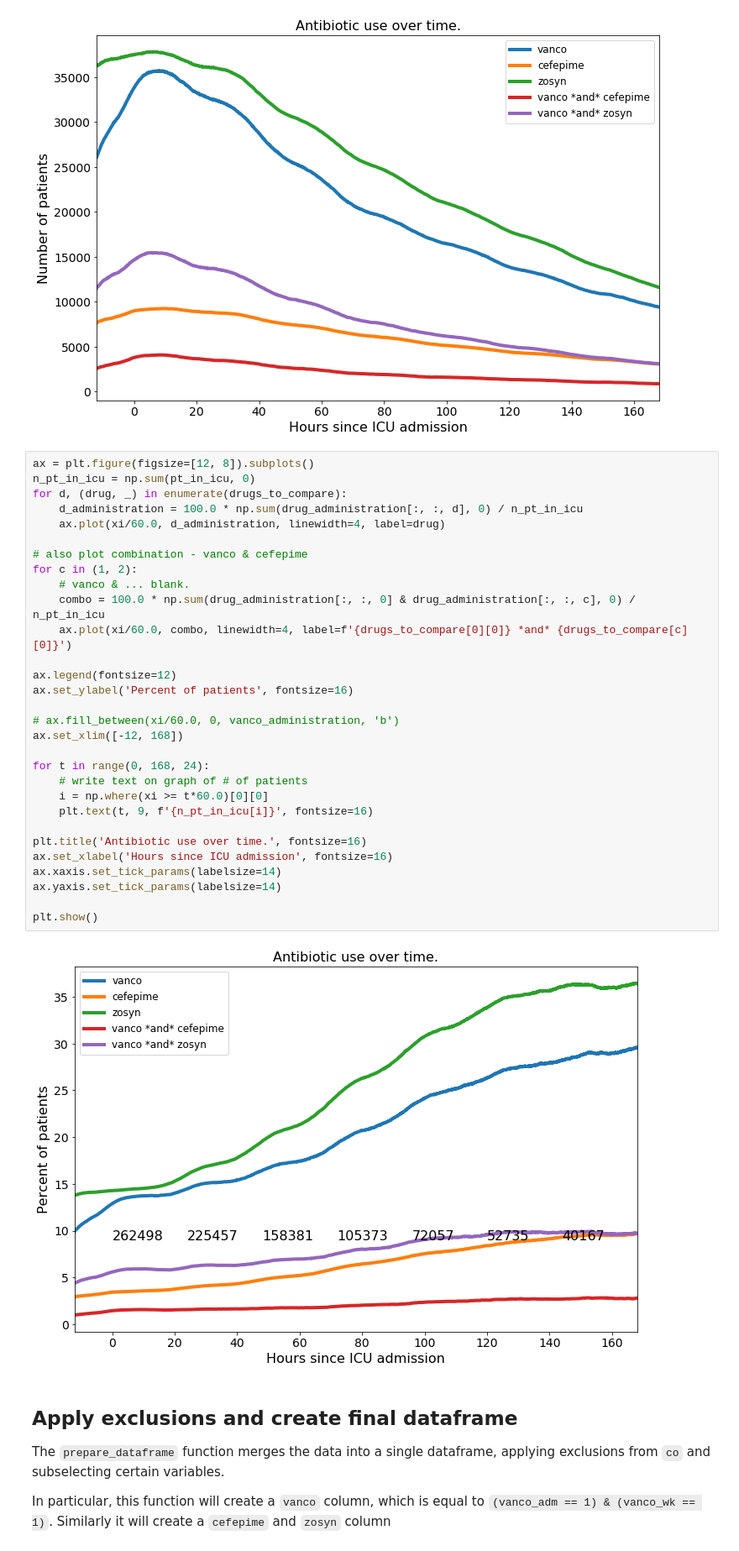
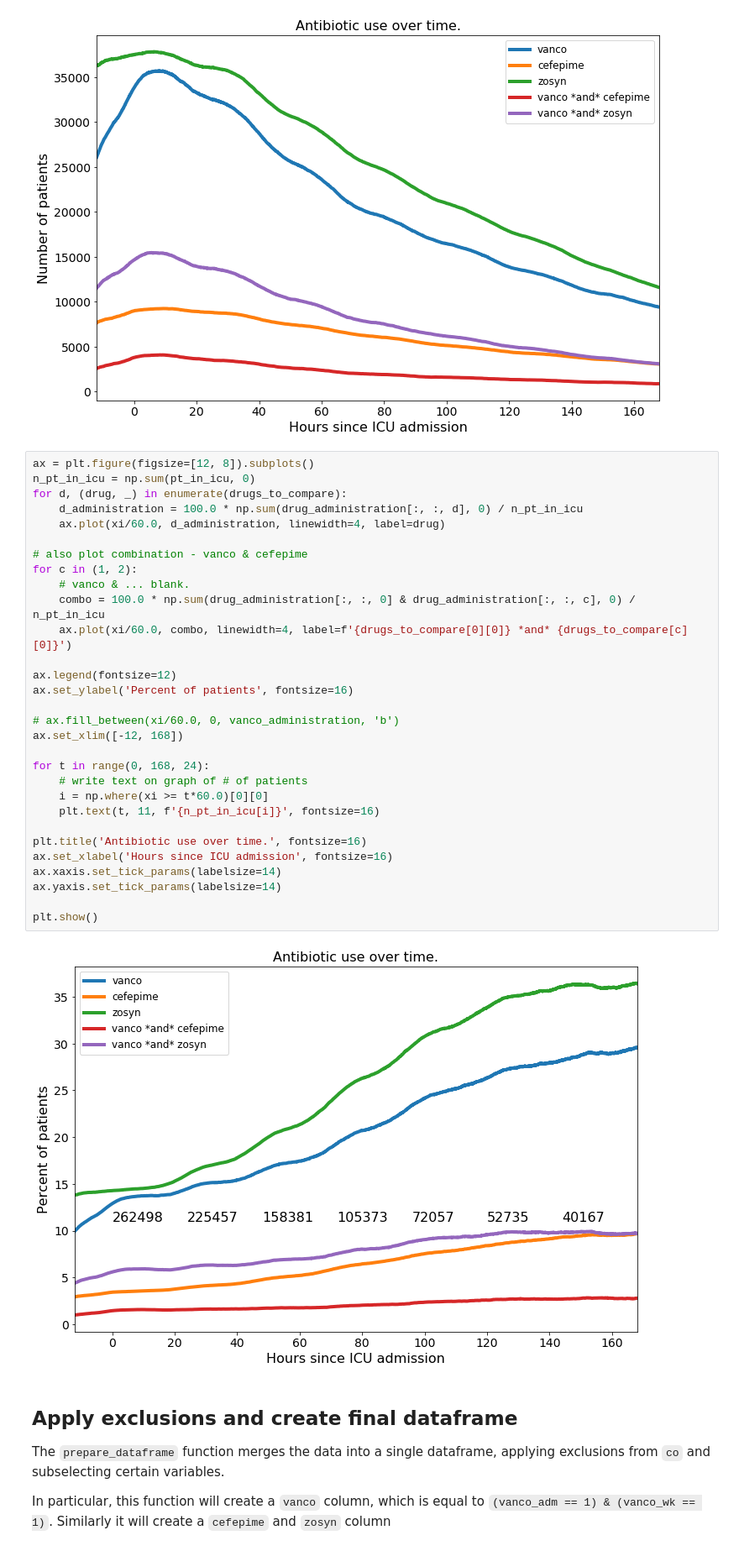
Before and after one commit to MIT-LCP/vancomycin-nephrotoxicity, a Jupyter notebook: multiple-drug-analysis.ipynb, the cells around one changed output. Shown at 84% size. Drawn from its saved outputs; the diff is of its cells as text.

Commit message:
move text with number of pt

```diff
--- a/multiple-drug-analysis.ipynb
+++ b/multiple-drug-analysis.ipynb
@@ -244,35 +244,35 @@ plt.show()
 # %%
 ax = plt.figure(figsize=[12, 8]).subplots()
 n_pt_in_icu = np.sum(pt_in_icu, 0)
 for d, (drug, _) in enumerate(drugs_to_compare):
     d_administration = 100.0 * np.sum(drug_administration[:, :, d], 0) / n_pt_in_icu
     ax.plot(xi/60.0, d_administration, linewidth=4, label=drug)
 
 # also plot combination - vanco & cefepime
 for c in (1, 2):
     # vanco & ... blank.
     combo = 100.0 * np.sum(drug_administration[:, :, 0] & drug_administration[:, :, c], 0) / n_pt_in_icu
     ax.plot(xi/60.0, combo, linewidth=4, label=f'{drugs_to_compare[0][0]} *and* {drugs_to_compare[c][0]}')
 
 ax.legend(fontsize=12)
 ax.set_ylabel('Percent of patients', fontsize=16)
 
 # ax.fill_between(xi/60.0, 0, vanco_administration, 'b')
 ax.set_xlim([-12, 168])
 
 for t in range(0, 168, 24):
     # write text on graph of # of patients
     i = np.where(xi >= t*60.0)[0][0]
-    plt.text(t, 9, f'{n_pt_in_icu[i]}', fontsize=16)
+    plt.text(t, 11, f'{n_pt_in_icu[i]}', fontsize=16)
 
 plt.title('Antibiotic use over time.', fontsize=16)
 ax.set_xlabel('Hours since ICU admission', fontsize=16)
 ax.xaxis.set_tick_params(labelsize=14)
 ax.yaxis.set_tick_params(labelsize=14)
 
 plt.show()
 # %% [output]
-[figure, old version]
+[figure, new version]
 # %% [markdown]
 ## Apply exclusions and create final dataframe
 
```
